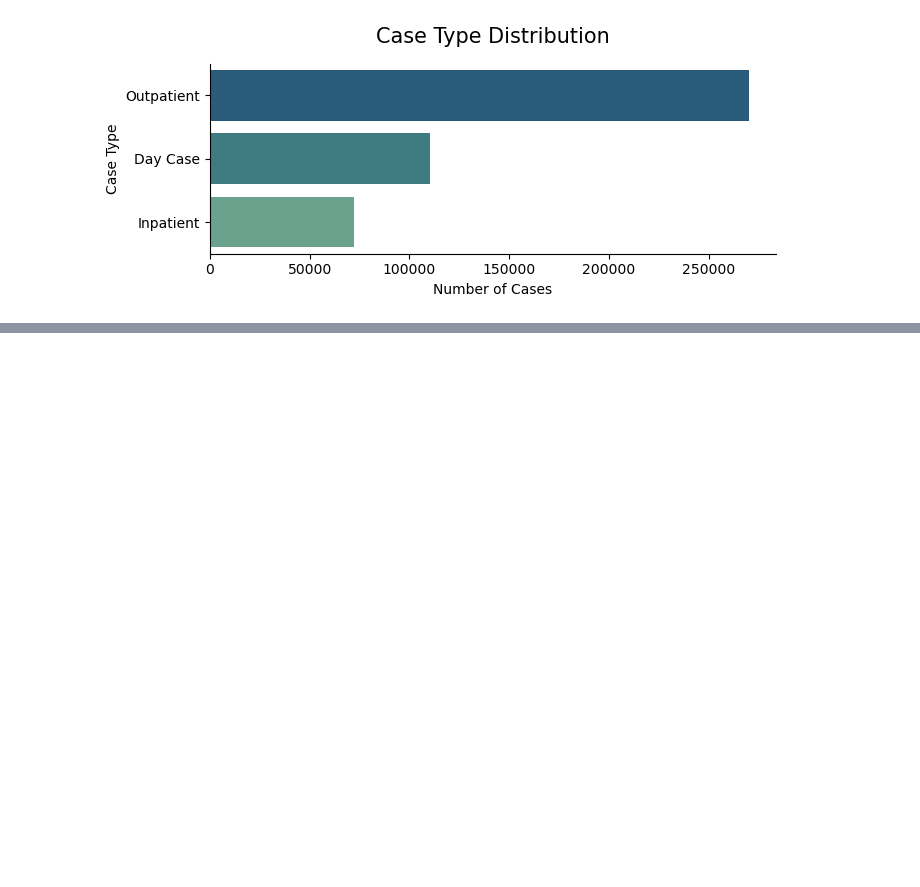
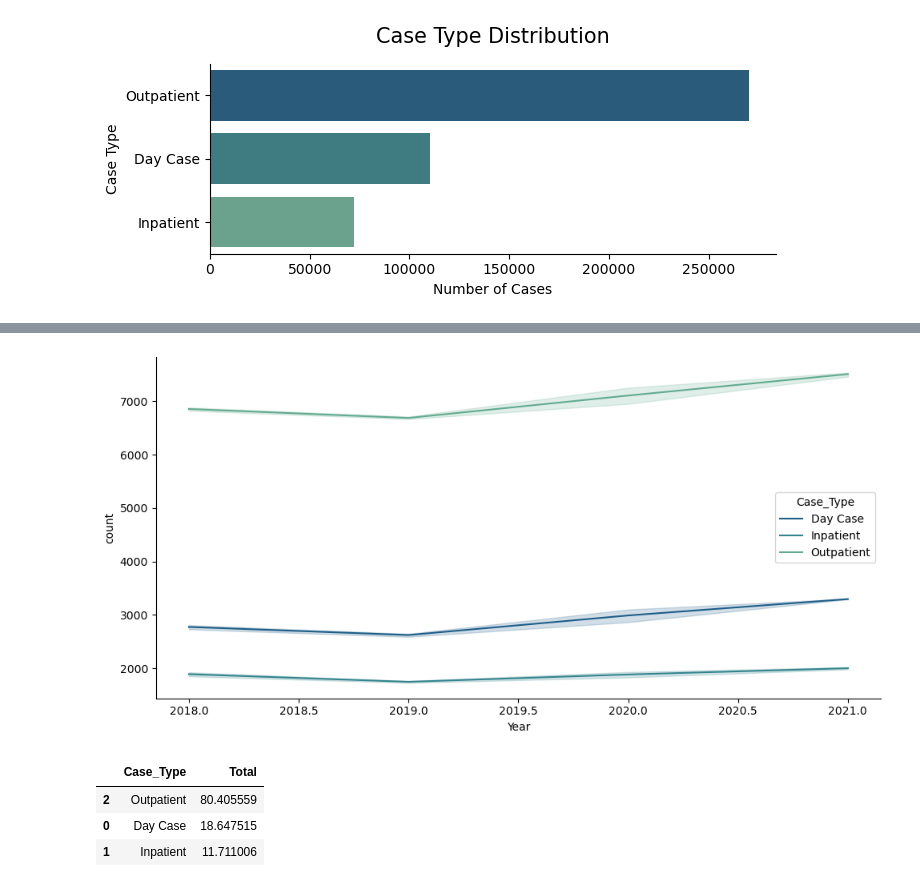
Before and after one commit to modyreturn/Health_Care_Analysis, a Jupyter notebook: HealthCare_Analysis.ipynb, the cells around one changed output, grey strips where cells are left out. Cells and saved outputs as stored; diff of their text form; code cells hidden in the pictures; blank space fills up the shorter version.

```diff
--- a/HealthCare_Analysis.ipynb
+++ b/HealthCare_Analysis.ipynb
@@ -28,5 +28,9 @@ df.describe()
 | max | 9000.000000 | 4239.000000 |
 # %%
 df['Archive_Date'] = pd.to_datetime(df['Archive_Date'])
-df.info()
+df['Year'] = df['Archive_Date'].dt.year
+df['Month'] = df['Archive_Date'].dt.month
+df['Month_Name'] = df['Archive_Date'].dt.month_name()
+df['Day'] = df['Archive_Date'].dt.day
+df.head()
 # %% [output]
@@ -75,3 +70,13 @@ plt.tight_layout()
 plt.show()
 # %% [output]
 [figure]
+# %%
+df_ct_line = df.groupby(['Year', 'Month_Name', 'Case_Type']).size().reset_index(name='count')
+df_ct_line = df_ct_line.sort_values(by=['Year', 'Month_Name', 'Case_Type'])
+df_ct_line['Month_Name'] = pd.Categorical(df_ct_line['Month_Name'],
+                                           categories=['January', 'February', 'March', 'April', 'May', 'June',
+                                                       'July', 'August', 'September', 'October', 'November', 'December'],
+                                           ordered=True)
+df_ct_line = df_ct_line.sort_values(by=['Year', 'Month_Name', 'Case_Type'])
+df_ct_line = df_ct_line.reset_index(drop=True)
+df_ct_line
@@ -77,0 +97,26 @@ plt.show()
+# %%
+plt.figure(figsize=(10, 5))
+sns.lineplot(
+    data = df_ct_line,
+    y = 'count',
+    x = 'Year',
+    palette = 'crest_r',
+    hue = 'Case_Type',
+
+)
+
+sns.despine()
+plt.tight_layout()
+plt.show()
+# %% [output]
+[figure, added]
+# %%
+df_case_type_mean = df.groupby('Case_Type')['Total'].mean().reset_index()
+df_case_type_mean = df_case_type_mean.sort_values(by = 'Total', ascending = False)
+
+df_case_type_mean
+# %% [output]
+|  | Case_Type | Total |
+| 2 | Outpatient | 80.405559 |
+| 0 | Day Case | 18.647515 |
+| 1 | Inpatient | 11.711006 |
```
Also changed, not shown: parts of 3 cells of this notebook.
